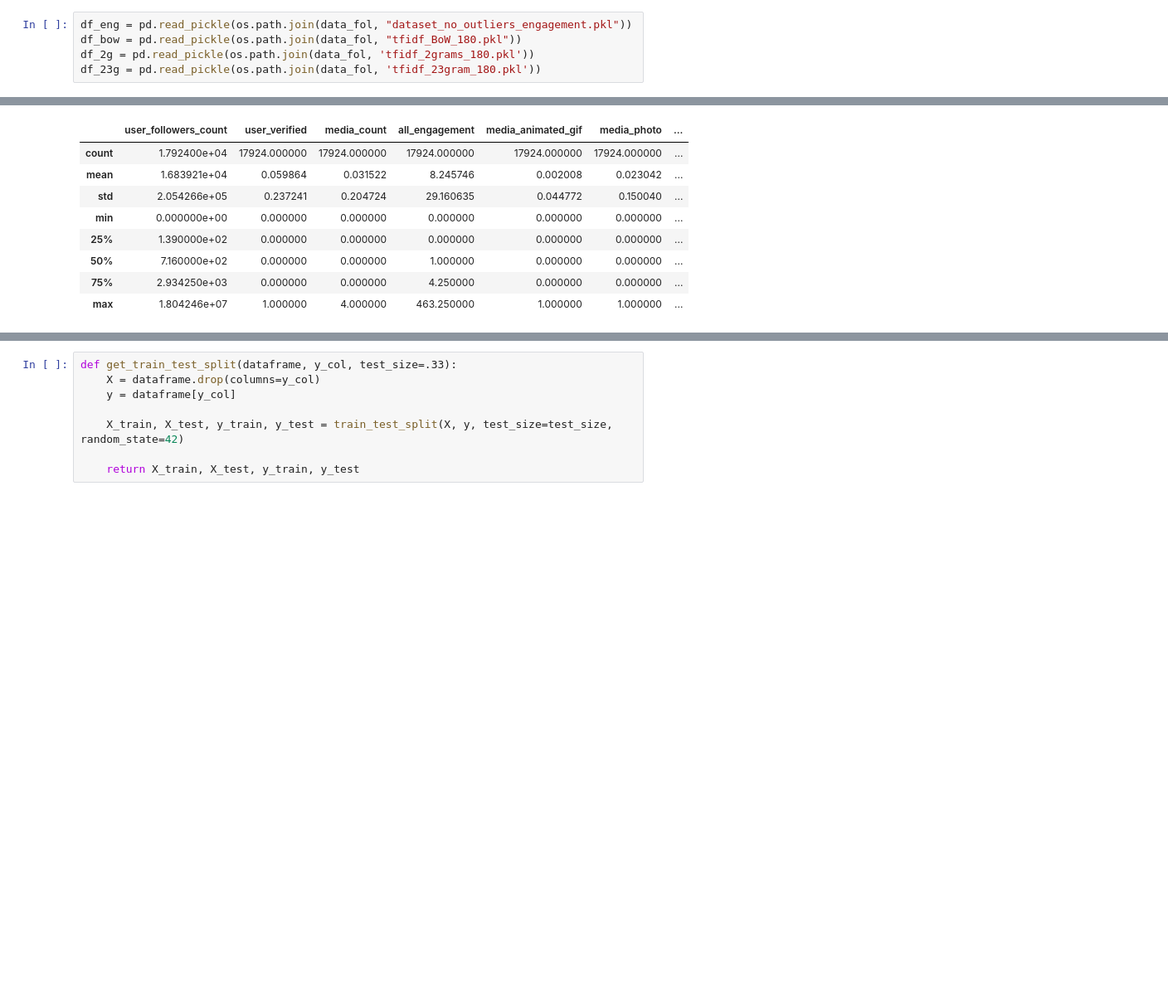
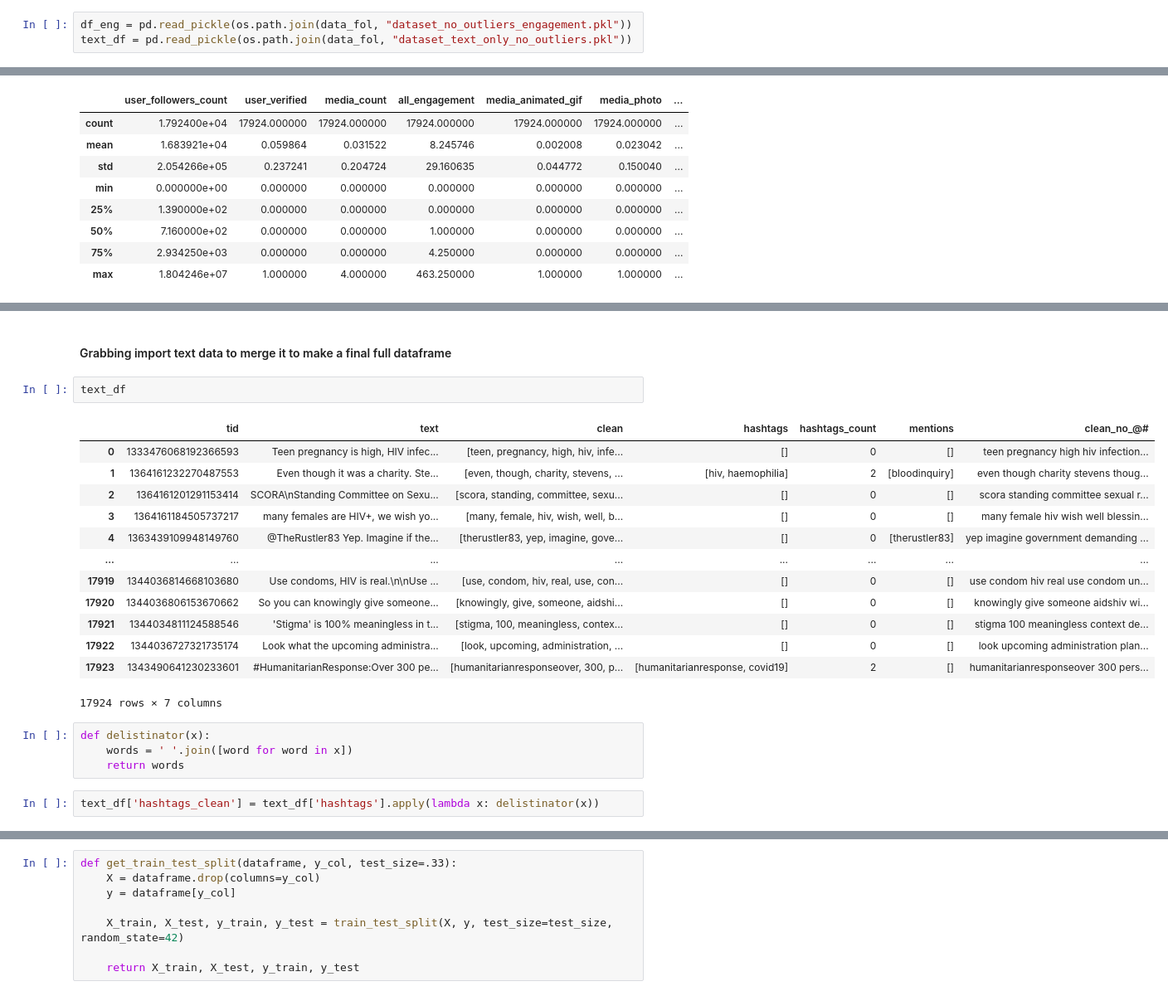
Before and after one commit to smanavi/Springboard-Capstone-Two, a Jupyter notebook: pre-processing/1_train_test_split.ipynb, the cells around one changed output, grey strips where cells are left out. Shown at 83% size. Drawn from its saved outputs; the diff is of its cells as text; blank space fills up the shorter version.

```diff
--- a/pre-processing/preprocessing_train_test_split.ipynb
+++ b/pre-processing/1_train_test_split.ipynb
@@ -13,5 +16,3 @@ from sklearn.model_selection import train_test_split
 # %%
 df_eng = pd.read_pickle(os.path.join(data_fol, "dataset_no_outliers_engagement.pkl"))
-df_bow = pd.read_pickle(os.path.join(data_fol, "tfidf_BoW_180.pkl"))
-df_2g = pd.read_pickle(os.path.join(data_fol, 'tfidf_2grams_180.pkl'))
-df_23g = pd.read_pickle(os.path.join(data_fol, 'tfidf_23gram_180.pkl'))
+text_df = pd.read_pickle(os.path.join(data_fol, "dataset_text_only_no_outliers.pkl"))
@@ -119,0 +174,24 @@ engagement.describe()
+# %% [markdown]
+#### Grabbing import text data to merge it to make a final full dataframe
+# %%
+text_df
+# %% [output]
+|  | tid | text | clean | hashtags | hashtags_count | mentions | clean_no_@# |
+| 0 | 1333476068192366593 | Teen pregnancy is high, HIV infec... | [teen, pregnancy, high, hiv, infe... | [] | 0 | [] | teen pregnancy high hiv infection... |
+| 1 | 1364161232270487553 | Even though it was a charity. Ste... | [even, though, charity, stevens, ... | [hiv, haemophilia] | 2 | [bloodinquiry] | even though charity stevens thoug... |
+| 2 | 1364161201291153414 | SCORA\nStanding Committee on Sexu... | [scora, standing, committee, sexu... | [] | 0 | [] | scora standing committee sexual r... |
+| 3 | 1364161184505737217 | many females are HIV+, we wish yo... | [many, female, hiv, wish, well, b... | [] | 0 | [] | many female hiv wish well blessin... |
+| 4 | 1363439109948149760 | @TheRustler83 Yep. Imagine if the... | [therustler83, yep, imagine, gove... | [] | 0 | [therustler83] | yep imagine government demanding ... |
+| ... | ... | ... | ... | ... | ... | ... | ... |
+| 17919 | 1344036814668103680 | Use condoms, HIV is real.\n\nUse ... | [use, condom, hiv, real, use, con... | [] | 0 | [] | use condom hiv real use condom un... |
+| 17920 | 1344036806153670662 | So you can knowingly give someone... | [knowingly, give, someone, aidshi... | [] | 0 | [] | knowingly give someone aidshiv wi... |
+| 17921 | 1344034811124588546 | 'Stigma' is 100% meaningless in t... | [stigma, 100, meaningless, contex... | [] | 0 | [] | stigma 100 meaningless context de... |
+| 17922 | 1344036727321735174 | Look what the upcoming administra... | [look, upcoming, administration, ... | [] | 0 | [] | look upcoming administration plan... |
+| 17923 | 1343490641230233601 | #HumanitarianResponse:Over 300 pe... | [humanitarianresponseover, 300, p... | [humanitarianresponse, covid19] | 2 | [] | humanitarianresponseover 300 pers... |
+17924 rows × 7 columns
+# %%
+def delistinator(x):
+    words = ' '.join([word for word in x])
+    return words
+# %%
+text_df['hashtags_clean'] = text_df['hashtags'].apply(lambda x: delistinator(x))
```
Also changed, not shown: parts of 28 cells of this notebook, 9 other files.
